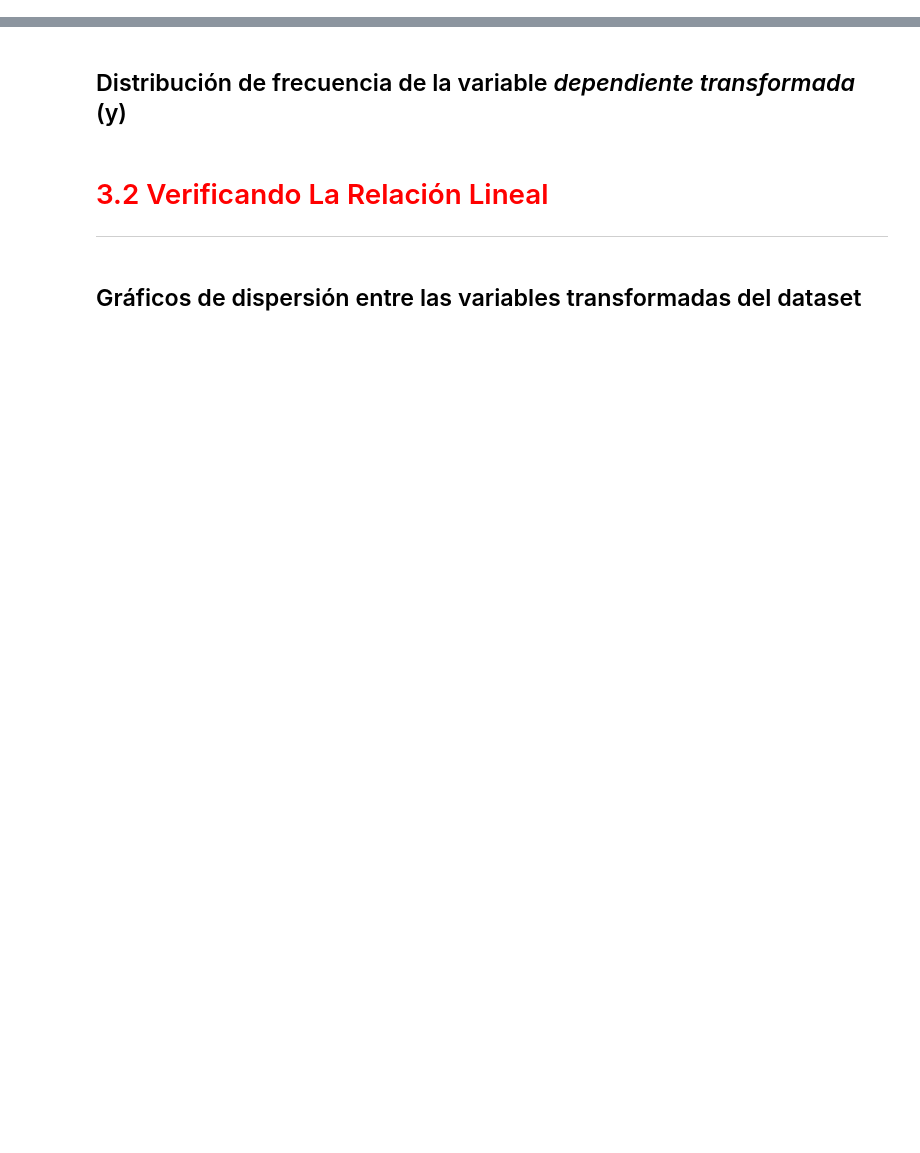
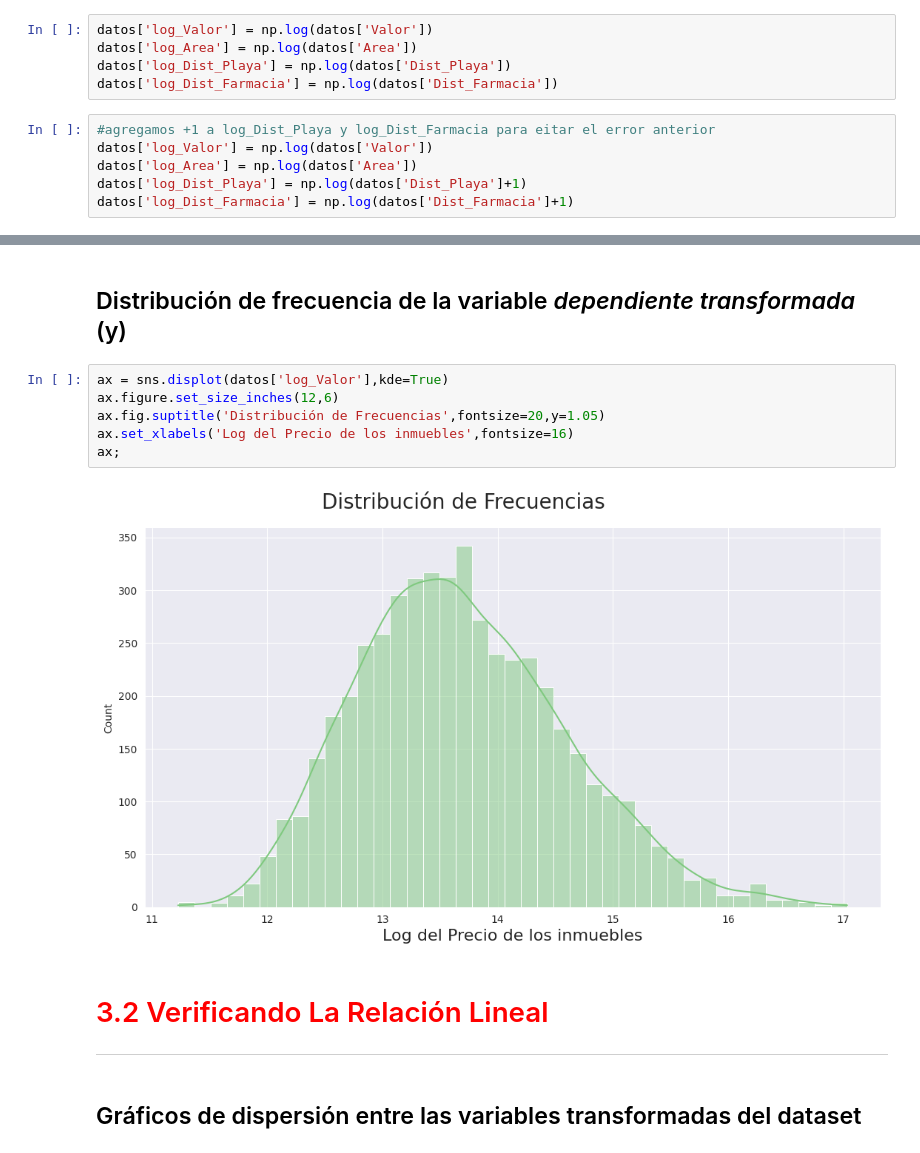
Before and after one commit to dpenamoya-ops/RL-Tecnicas-avanzadas-de-Modelado, a Jupyter notebook: 2212_Regresion_lineal.ipynb, the cells around one changed output, grey strips where cells are left out. Saved outputs shown, nothing was run; the diff lists cells and outputs as text; blank space fills up the shorter version.

```diff
--- a/2212_Regresion_lineal.ipynb
+++ b/2212_Regresion_lineal.ipynb
@@ -186,0 +193,11 @@ https://numpy.org/doc/stable/reference/generated/numpy.log.html
+# %%
+datos['log_Valor'] = np.log(datos['Valor'])
+datos['log_Area'] = np.log(datos['Area'])
+datos['log_Dist_Playa'] = np.log(datos['Dist_Playa'])
+datos['log_Dist_Farmacia'] = np.log(datos['Dist_Farmacia'])
+# %%
+#agregamos +1 a log_Dist_Playa y log_Dist_Farmacia para eitar el error anterior
+datos['log_Valor'] = np.log(datos['Valor'])
+datos['log_Area'] = np.log(datos['Area'])
+datos['log_Dist_Playa'] = np.log(datos['Dist_Playa']+1)
+datos['log_Dist_Farmacia'] = np.log(datos['Dist_Farmacia']+1)
@@ -187,5 +213,13 @@ https://numpy.org/doc/stable/reference/generated/numpy.log.html
 # %% [markdown]
 ## Distribución de frecuencia de la variable *dependiente transformada* (y)
+# %%
+ax = sns.displot(datos['log_Valor'],kde=True)
+ax.figure.set_size_inches(12,6)
+ax.fig.suptitle('Distribución de Frecuencias',fontsize=20,y=1.05)
+ax.set_xlabels('Log del Precio de los inmuebles',fontsize=16)
+ax;
+# %% [output]
+[figure, added]
 # %% [markdown]
 # <font color='red' style='font-size: 30px;'>3.2 Verificando La Relación Lineal</font>
 <hr style='border: 2px solid red;'>
```
Also changed, not shown: parts of 39 cells of this notebook.
